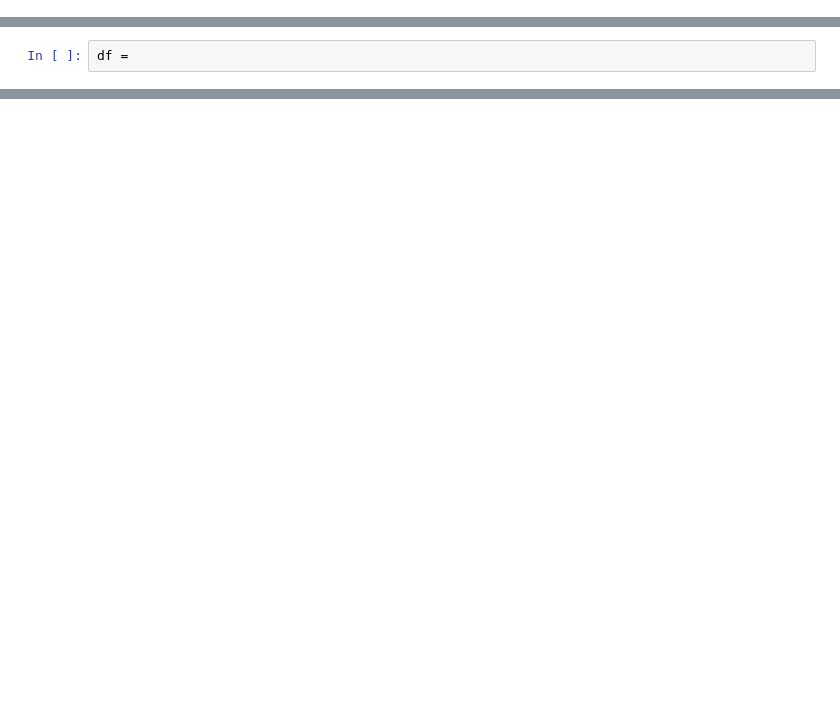
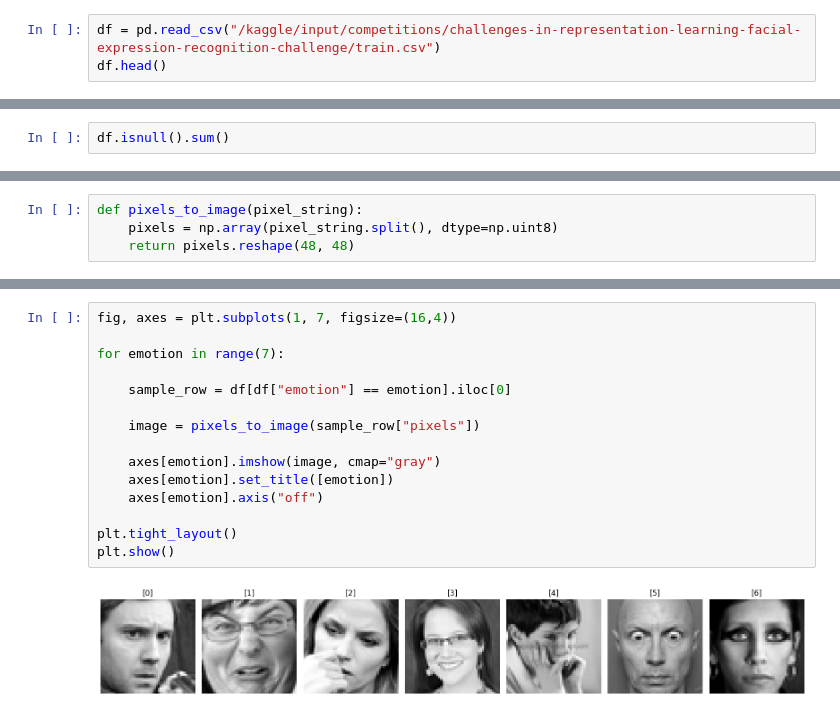
Before and after one commit to K0NSTANT1N3/Facial-Expression-Recognition, a Jupyter notebook: notebooks/01_eda.ipynb, the cells around one changed output, grey strips where cells are left out. Cells and saved outputs as stored; diff of their text form; blank space fills up the shorter version.

Commit message:
Kaggle Notebook | notebookfd2d05ed4c | Version 1

```diff
--- a/notebooks/01_eda.ipynb
+++ b/notebooks/01_eda.ipynb
@@ -54,0 +79,3 @@ drwxr-xr-x 2 root root 4096 Jun 14 18:09 src
+# %%
+df = pd.read_csv("/kaggle/input/competitions/challenges-in-representation-learning-facial-expression-recognition-challenge/train.csv")
+df.head()
@@ -55,2 +104,2 @@ drwxr-xr-x 2 root root 4096 Jun 14 18:09 src
 # %%
-df =
+df.isnull().sum()
@@ -56,0 +134,4 @@ df =
+# %%
+def pixels_to_image(pixel_string):
+    pixels = np.array(pixel_string.split(), dtype=np.uint8)
+    return pixels.reshape(48, 48)
@@ -56,0 +147,17 @@ df =
+# %%
+fig, axes = plt.subplots(1, 7, figsize=(16,4))
+
+for emotion in range(7):
+
+    sample_row = df[df["emotion"] == emotion].iloc[0]
+
+    image = pixels_to_image(sample_row["pixels"])
+
+    axes[emotion].imshow(image, cmap="gray")
+    axes[emotion].set_title([emotion])
+    axes[emotion].axis("off")
+
+plt.tight_layout()
+plt.show()
+# %% [output]
+[figure, added]
```
Also changed, not shown: parts of 14 cells of this notebook.
